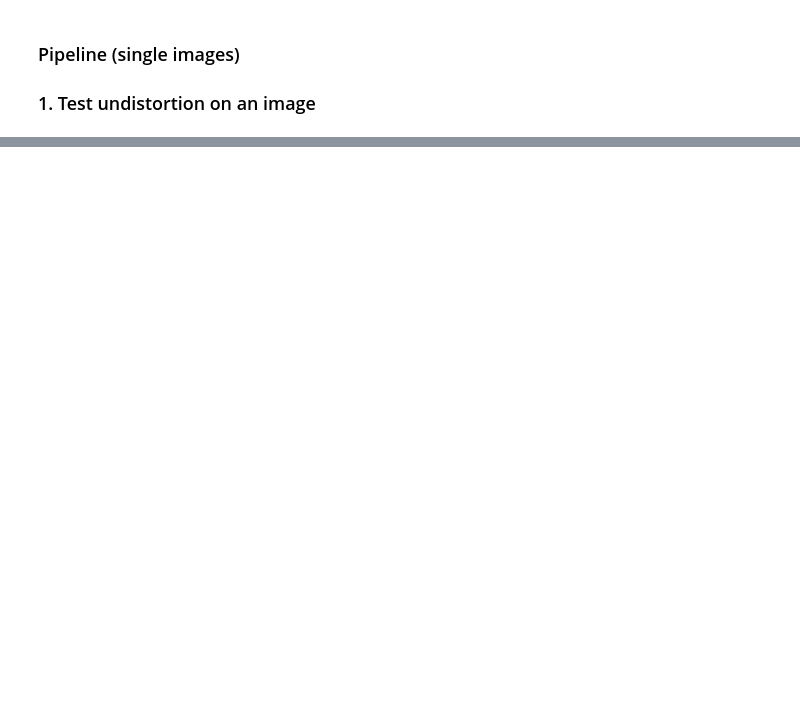
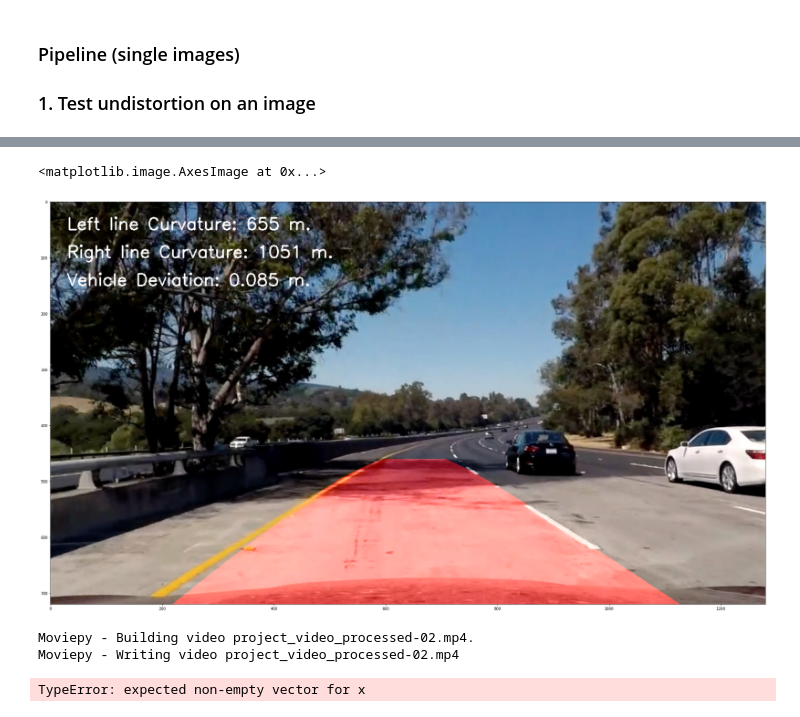
Before and after one commit to andreysay/CarND-Advanced-Lane-Lines, a Jupyter notebook: AdvancedLaneLines.ipynb, the cells around one changed output, grey strips where cells are left out. Cells and saved outputs as stored; diff of their text form; code cells hidden in the pictures; blank space fills up the shorter version.

```diff
--- a/AdvancedLaneLines.ipynb
+++ b/AdvancedLaneLines.ipynb
@@ -107,0 +703,13 @@ Text(0.5, 1.0, 'Undistorted Image')
+# %%
+def drawData(img, curvature_left, curvature_right, lane_deviation):
+    result = np.copy(img)
+    font = cv2.FONT_HERSHEY_SIMPLEX
+    curv_l_label = 'Left line Curvature: {:.0f} m.'.format(curvature_left)
+    curv_r_label = 'Right line Curvature: {:.0f} m.'.format(curvature_right)
+    deviation_label = 'Vehicle Deviation: {:.3f} m.'.format(lane_deviation)
+
+    cv2.putText(result, curv_l_label, (30, 50), font, 1, (255,255,255), 2)
+    cv2.putText(result, curv_r_label, (30, 100), font, 1, (255,255,255), 2)
+    cv2.putText(result, deviation_label, (30, 150), font, 1, (255,255,255), 2)
+
+    return result
@@ -107,0 +720,42 @@ Text(0.5, 1.0, 'Undistorted Image')
+# %%
+mtx, dist = loadCoefficients()
+
+def drawLanePipeline(imagePip):
+    undistortedPip = undistortImage(imagePip, mtx, dist)
+    thresholdedPip = thresholdPipeline(undistortedPip)
+    imgSizePip = imagePip.shape
+    # Define 4 source points
+    srcPip = np.float32([[250, imgSizePip[0]-25], [575, 460],
+                      [700, 460], [1150, imgSizePip[0]-25]])
+    # Define 4 destination points
+    dstPip = np.float32([[320, imgSizePip[0]-25], [320, 0],
+                      [960, 0], [960, imgSizePip[0]-25]])
+    #print(dst)
+    binaryWarpedPip, Mpip, invMpip = warper(thresholdedPip, srcPip, dstPip)
+    leftFitPip, rightFitPip, outImgPip = fit_polynomial(binaryWarpedPip)
+    if leftFitPip is not None and rightFitPip is not None:
+        leftFitx, rightFitx, ploty = search_around_poly(binaryWarpedPip, leftFitPip, rightFitPip)
+        left_curverad, right_curverad, lane_deviation = measure_curvature_real(binary_warped, leftx, lefty, rightx, righty)
+        resultPip = drawLane(undistortedPip, binaryWarpedPip, leftFitPip, rightFitPip, invMpip)
+        resultPip = drawData(resultPip, left_curverad, right_curverad, lane_deviation)
+        return resultPip
+# %%
+img = cv2.imread('test_images/test5.jpg')
+test = drawLanePipeline(img)
+plt.figure(figsize = (40,20))
+plt.imshow(test)
+# %% [output]
+<matplotlib.image.AxesImage at 0x...>
+[figure, added]
+# %%
+from moviepy.editor import VideoFileClip
+from IPython.display import HTML
+
+output_video = 'project_video_processed-02.mp4'
+clip1 = VideoFileClip("project_video.mp4")#.subclip(0,3)
+video_clip = clip1.fl_image(drawLanePipeline)
+%time video_clip.write_videofile(output_video, audio=False)
+# %% [output]
+Moviepy - Building video project_video_processed-02.mp4.
+Moviepy - Writing video project_video_processed-02.mp4
+TypeError: expected non-empty vector for x
```
Also changed, not shown: parts of 35 cells of this notebook, 5 other files.
